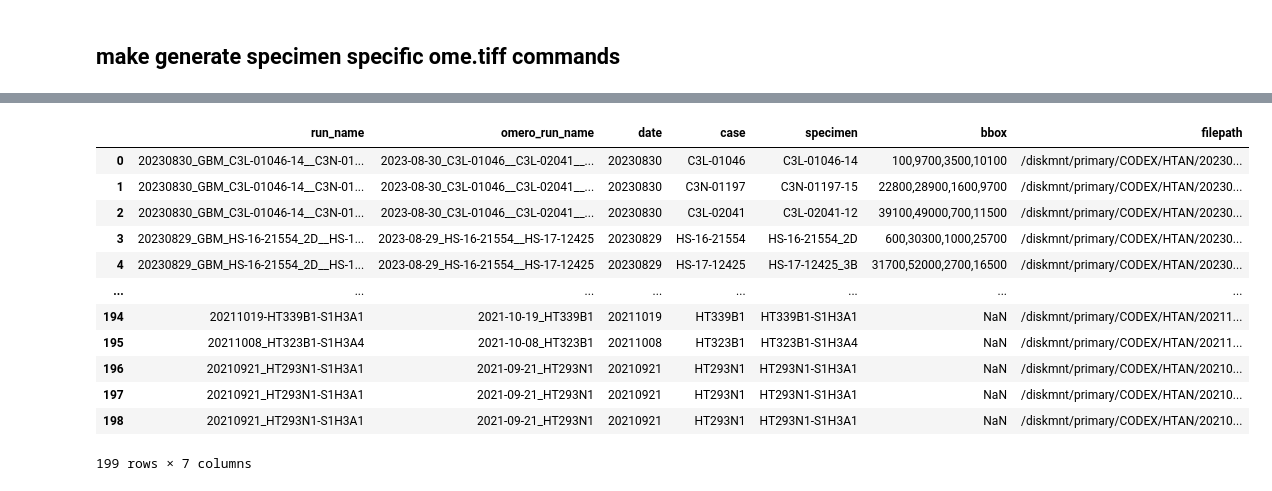
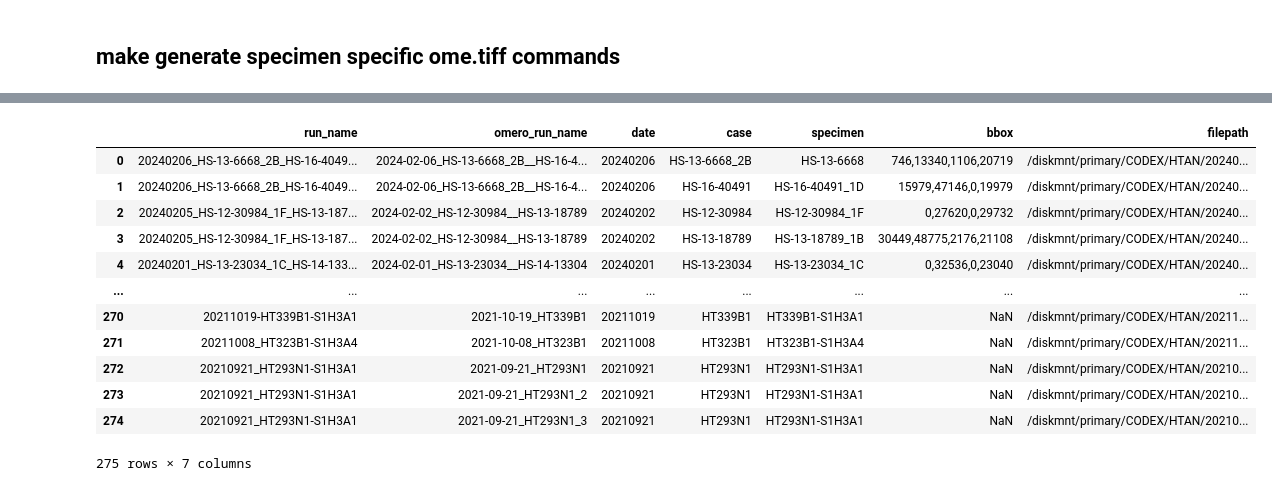
Before and after one commit to estorrs/imaging-analysis, a Jupyter notebook: notebooks/image_management/regenerate_all_images.ipynb, the cells around one changed output, grey strips where cells are left out. Cells and saved outputs as stored; diff of their text form; code cells hidden in the pictures.

```diff
--- a/notebooks/image_management/regenerate_all_images.ipynb
+++ b/notebooks/image_management/regenerate_all_images.ipynb
@@ -34,7 +36,7 @@ def clean_filename(filename, whitelist=valid_filename_chars, replace=' '):
 group = 'HTAN'
 project = 'CODEX'
 # %%
-initial = pd.read_csv('/diskmnt/Projects/Users/estorrs/sandbox/codex_tracking_copy - Sheet1.tsv',
+initial = pd.read_csv('/diskmnt/Projects/Users/estorrs/sandbox/codex_tracking_v1.tsv',
                      sep='\t', index_col=0)
 initial
 # %% [output]
@@ -310,0 +362,7 @@ initial['katmai ome tiff filepath'] = ome_fps
+# %%
+# check for completion
+
+for fp, ome_cmd in zip(initial['katmai ome tiff filepath'], ome_cmds):
+    if not os.path.exists(fp):
+#         print(fp)
+        print(ome_cmd)
@@ -310,0 +382,5 @@ initial['katmai ome tiff filepath'] = ome_fps
+# %%
+
+for fp, ome_cmd in zip(initial['katmai ome tiff filepath'], ome_cmds):
+    fs = os.stat(fp).st_size
+    print(fs, fp)
@@ -311,3 +389,16 @@ initial['katmai ome tiff filepath'] = ome_fps
+# %%
+# check for completion
+
+for fp, ome_cmd in zip(initial['katmai ome tiff filepath'], ome_cmds):
+    if os.path.exists(fp):
+        try:
+            channels = get_ome_tiff_channels(fp)
+            if not channels:
+#                 print(fp)
+                print(ome_cmd)
+        except:
+#             print(fp)
+            print(ome_cmd)
 # %% [markdown]
 ## make generate specimen specific ome.tiff commands
 # %%
@@ -332,10 +423,13 @@ ome_cmds = []
 omero_cmds = []
 data = []
 case_cols = [c for c in initial.columns if re.findall(r'Specimen [0-9] name', c)]
+fps_counts = {}
 case_cols
 for i, row in initial.iterrows():
     qptiff = row['katmai qptiff filepath']
-    assert qptiff.replace('/', '') == clean_filename(qptiff)
+    if qptiff not in skip:
+        assert qptiff.replace('/', '') == clean_filename(qptiff), f'{qptiff}'
+    qptiff = re.sub(r'/$', r'', qptiff)
 
     run = row['omero_run_name']
     platform = get_platform(qptiff)
@@ -353,45 +447,52 @@ for i, row in initial.iterrows():
             if specimen_number != '1':
                 bbox = row[f'Specimen {specimen_number} bbox']
             else:
                 bbox = row[f'Specimen {specimen_number} bbox (TOP,BOTTOM,LEFT,RIGHT)']
             date = run.split('_')[0].replace('-', '')
 
             out_fp = os.path.join(prefix, f'{specimen_name}__{date}.ome.tiff')
 
+            if out_fp not in fps_counts:
+                fps_counts[out_fp] = 1
+            else:
+                fps_counts[out_fp] += 1
+                count = fps_counts[out_fp]
+                out_fp = os.path.join(prefix, f'{specimen_name}__{count}__{date}.ome.tiff')
+
             if not pd.isnull(bbox):
                 ome_cmd = f'mip make-ome --input-tif {qptiff} --platform {platform} --output-filepath {out_fp} --bbox {bbox}'
             else:
                 ome_cmd = f'mip make-ome --input-tif {qptiff} --platform {platform} --output-filepath {out_fp}'
 
             omero_cmd = f'omero import {out_fp} -T Project:name:{project}/Dataset:name:{run}'
 
             ome_cmds.append(ome_cmd)
             omero_cmds.append(omero_cmd)
 
             data.append([i, run, date, case_name, specimen_name, bbox, out_fp])
             specimens.append(specimen_name)
     if len(specimens) != len(set(specimens)):
         raise RuntimeError(f'{i}, specimen names should be unique: {specimens}')
 
 specimen_df = pd.DataFrame(
     data,
     columns=['run_name', 'omero_run_name', 'date', 'case', 'specimen', 'bbox', 'filepath'],
 )
 specimen_df
 # %% [output]
 |  | run_name | omero_run_name | date | case | specimen | bbox | filepath |
-| 0 | 20230830_GBM_C3L-01046-14__C3N-01... | 2023-08-30_C3L-01046__C3L-02041__... | 20230830 | C3L-01046 | C3L-01046-14 | 100,9700,3500,10100 | /diskmnt/primary/CODEX/HTAN/20230... |
-| 1 | 20230830_GBM_C3L-01046-14__C3N-01... | 2023-08-30_C3L-01046__C3L-02041__... | 20230830 | C3N-01197 | C3N-01197-15 | 22800,28900,1600,9700 | /diskmnt/primary/CODEX/HTAN/20230... |
-| 2 | 20230830_GBM_C3L-01046-14__C3N-01... | 2023-08-30_C3L-01046__C3L-02041__... | 20230830 | C3L-02041 | C3L-02041-12 | 39100,49000,700,11500 | /diskmnt/primary/CODEX/HTAN/20230... |
-| 3 | 20230829_GBM_HS-16-21554_2D__HS-1... | 2023-08-29_HS-16-21554__HS-17-12425 | 20230829 | HS-16-21554 | HS-16-21554_2D | 600,30300,1000,25700 | /diskmnt/primary/CODEX/HTAN/20230... |
-| 4 | 20230829_GBM_HS-16-21554_2D__HS-1... | 2023-08-29_HS-16-21554__HS-17-12425 | 20230829 | HS-17-12425 | HS-17-12425_3B | 31700,52000,2700,16500 | /diskmnt/primary/CODEX/HTAN/20230... |
+| 0 | 20240206_HS-13-6668_2B_HS-16-4049... | 2024-02-06_HS-13-6668_2B__HS-16-4... | 20240206 | HS-13-6668_2B | HS-13-6668 | 746,13340,1106,20719 | /diskmnt/primary/CODEX/HTAN/20240... |
+| 1 | 20240206_HS-13-6668_2B_HS-16-4049... | 2024-02-06_HS-13-6668_2B__HS-16-4... | 20240206 | HS-16-40491 | HS-16-40491_1D | 15979,47146,0,19979 | /diskmnt/primary/CODEX/HTAN/20240... |
+| 2 | 20240205_HS-12-30984_1F_HS-13-187... | 2024-02-02_HS-12-30984__HS-13-18789 | 20240202 | HS-12-30984 | HS-12-30984_1F | 0,27620,0,29732 | /diskmnt/primary/CODEX/HTAN/20240... |
+| 3 | 20240205_HS-12-30984_1F_HS-13-187... | 2024-02-02_HS-12-30984__HS-13-18789 | 20240202 | HS-13-18789 | HS-13-18789_1B | 30449,48775,2176,21108 | /diskmnt/primary/CODEX/HTAN/20240... |
+| 4 | 20240201_HS-13-23034_1C_HS-14-133... | 2024-02-01_HS-13-23034__HS-14-13304 | 20240201 | HS-13-23034 | HS-13-23034_1C | 0,32536,0,23040 | /diskmnt/primary/CODEX/HTAN/20240... |
 | ... | ... | ... | ... | ... | ... | ... | ... |
-| 194 | 20211019-HT339B1-S1H3A1 | 2021-10-19_HT339B1 | 20211019 | HT339B1 | HT339B1-S1H3A1 | NaN | /diskmnt/primary/CODEX/HTAN/20211... |
-| 195 | 20211008_HT323B1-S1H3A4 | 2021-10-08_HT323B1 | 20211008 | HT323B1 | HT323B1-S1H3A4 | NaN | /diskmnt/primary/CODEX/HTAN/20211... |
-| 196 | 20210921_HT293N1-S1H3A1 | 2021-09-21_HT293N1 | 20210921 | HT293N1 | HT293N1-S1H3A1 | NaN | /diskmnt/primary/CODEX/HTAN/20210... |
-| 197 | 20210921_HT293N1-S1H3A1 | 2021-09-21_HT293N1 | 20210921 | HT293N1 | HT293N1-S1H3A1 | NaN | /diskmnt/primary/CODEX/HTAN/20210... |
-| 198 | 20210921_HT293N1-S1H3A1 | 2021-09-21_HT293N1 | 20210921 | HT293N1 | HT293N1-S1H3A1 | NaN | /diskmnt/primary/CODEX/HTAN/20210... |
+| 270 | 20211019-HT339B1-S1H3A1 | 2021-10-19_HT339B1 | 20211019 | HT339B1 | HT339B1-S1H3A1 | NaN | /diskmnt/primary/CODEX/HTAN/20211... |
+| 271 | 20211008_HT323B1-S1H3A4 | 2021-10-08_HT323B1 | 20211008 | HT323B1 | HT323B1-S1H3A4 | NaN | /diskmnt/primary/CODEX/HTAN/20211... |
+| 272 | 20210921_HT293N1-S1H3A1 | 2021-09-21_HT293N1 | 20210921 | HT293N1 | HT293N1-S1H3A1 | NaN | /diskmnt/primary/CODEX/HTAN/20210... |
+| 273 | 20210921_HT293N1-S1H3A1 | 2021-09-21_HT293N1_2 | 20210921 | HT293N1 | HT293N1-S1H3A1 | NaN | /diskmnt/primary/CODEX/HTAN/20210... |
+| 274 | 20210921_HT293N1-S1H3A1 | 2021-09-21_HT293N1_3 | 20210921 | HT293N1 | HT293N1-S1H3A1 | NaN | /diskmnt/primary/CODEX/HTAN/20210... |
-199 rows × 7 columns
+275 rows × 7 columns
 # %%
 for cmd in ome_cmds: print(cmd)
 # %% [output]
```
Also changed, not shown: parts of 28 cells of this notebook, 15 other files.
